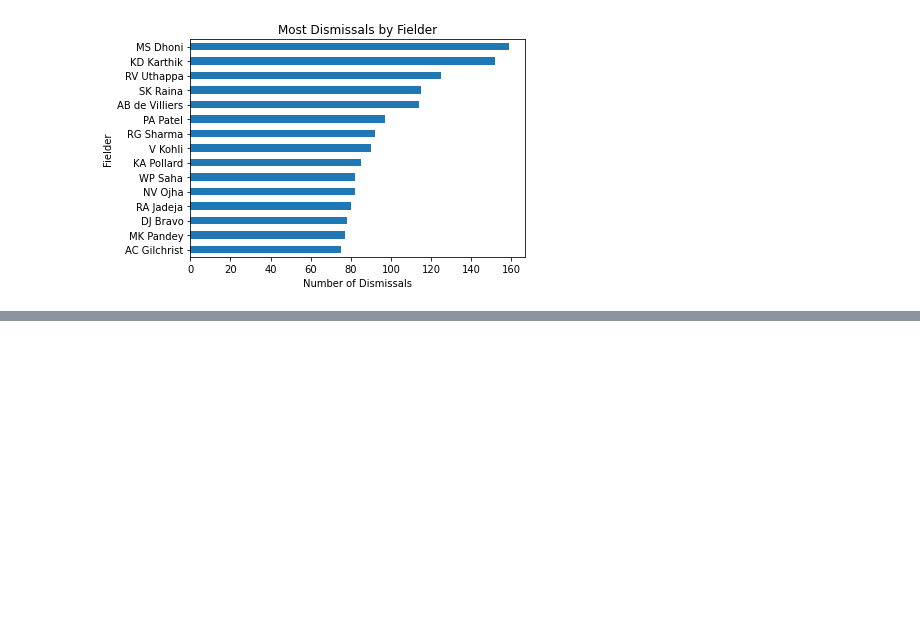
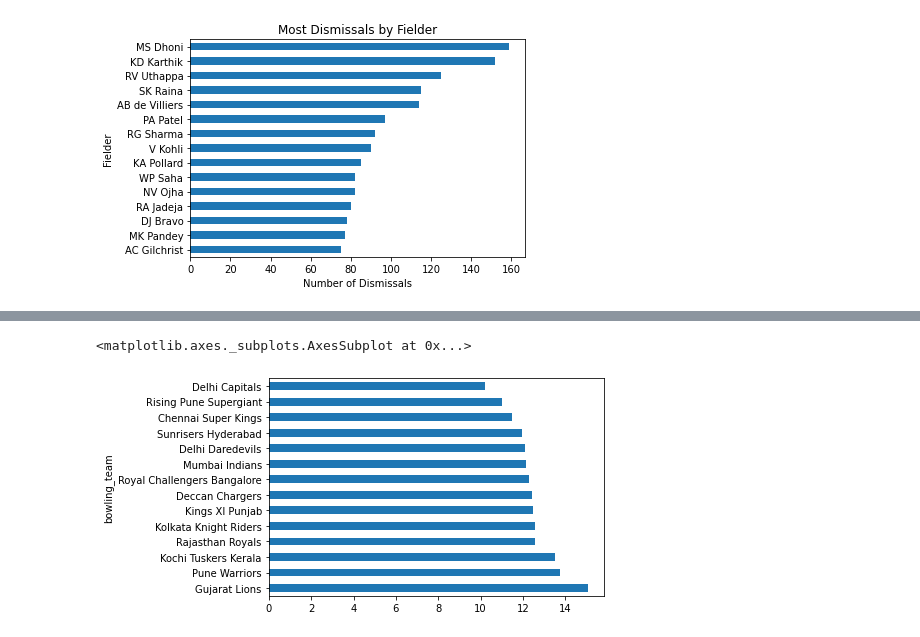
Before and after one commit to djsbalakrishnan/IPL-Analytics, a Jupyter notebook: Analyze IPL Data.ipynb, the cells around one changed output, grey strips where cells are left out. Drawn from its saved outputs; the diff is of its cells as text; code cells hidden in the pictures; blank space fills up the shorter version.

```diff
--- a/Analyze IPL Data.ipynb
+++ b/Analyze IPL Data.ipynb
@@ -884,0 +971,8 @@ Text(0.5, 1.0, 'Most Dismissals by Fielder')
+# %%
+# Bowling Strike Rate [Average Number of balls required to get a wicket](Team Wise) in Death Overs
+bowling_strike_rate_do_df = complete_match_information_df[(complete_match_information_df["over"] >= 16) & (complete_match_information_df["is_super_over"] == 0)][["match_id", "bowling_team", "over", "ball", "player_dismissed"]]
+# groupby bowling team get total number of balls bowled vs number of wickets
+(bowling_strike_rate_do_df.groupby("bowling_team").ball.count() / bowling_strike_rate_do_df.groupby("bowling_team").player_dismissed.count()).sort_values(ascending=False).plot(kind="barh")
+# %% [output]
+<matplotlib.axes._subplots.AxesSubplot at 0x...>
+[figure, added]
```
Also changed, not shown: parts of 14 cells of this notebook.
